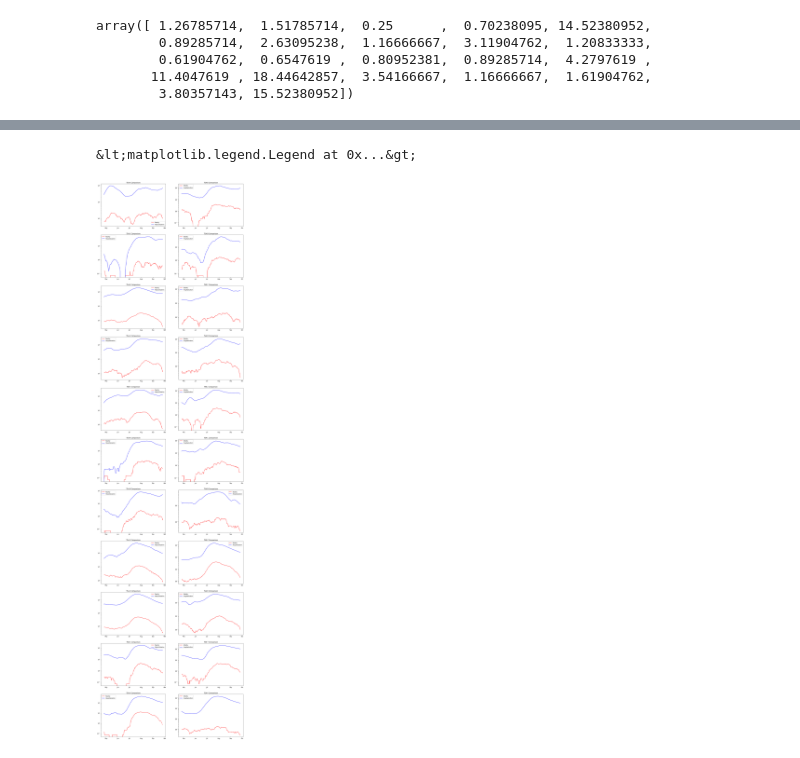
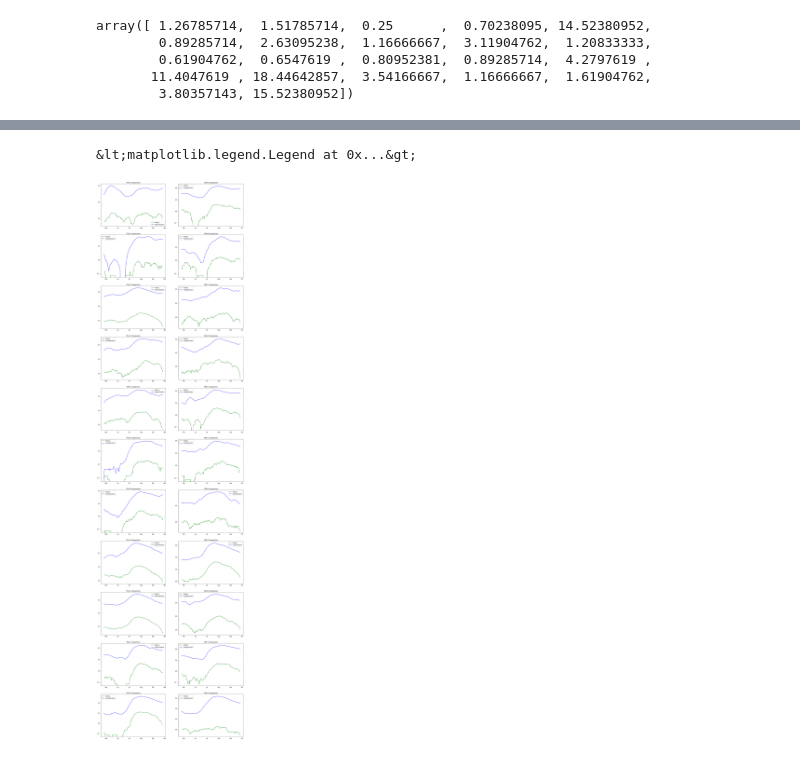
Before and after one commit to Data-Analytics-2020/Hypothesis-1, a Jupyter notebook: hype1.ipynb, the cells around one changed output, grey strips where cells are left out. Saved outputs shown, nothing was run; the diff lists cells and outputs as text; code cells hidden in the pictures.

```diff
--- a/hype1.ipynb
+++ b/hype1.ipynb
@@ -140,3 +108,7 @@ fatal=fatal.T.copy()
 # %%
 pattern = re.compile('[0-9]+-[0-9]+-[0-9]+', re.IGNORECASE)
 datesh = [datetime.strptime(pattern.findall(sub)[0], '%Y-%m-%d') for sub in hosp.keys()[2:]]
+# %%
+hosp = hosp.drop(columns=['TSA ID'])
+hosp = hosp.set_index('TSA AREA')
+hosp
@@ -143,6 +135,6 @@ datesh = [datetime.strptime(pattern.findall(sub)[0], '%Y-%m-%d') for sub in hosp
 # %%
 pattern = re.compile('[0-9]+-[0-9]+-[0-9]+')
-hosp.drop(columns=['TSA ID','TSA AREA']).columns=[pattern.findall(sub)[0] for sub in hosp.keys()[2:]]
+hosp.columns=[pattern.findall(sub)[0] for sub in hosp.keys()]
 # %%
 #Extracting TSA A County Data for merging all number of fatalities in for complete TSA
 TSA = [["Anderson", "Briscoe","Carson" ,"Childress" ,"Collingsworth" ,"Dallam","Deaf Smith","Donley","Gray","Hall","Hansford","Hartley","Hemphill",
@@ -234,8 +226,8 @@ ax1.title.set_text('TSA A Comparison')
 ax1.set_yscale('log', basey=10)
 #ax.set_ylim(0,10)
 ax1.xaxis.set_major_formatter(mdates.DateFormatter("%b"))
-plt.plot(dates,TSA1.T['Total'].diff().rolling(window=14).mean(), label="Fatality", color='red')
-plt.plot(datesh,df2.T['Amarillo'].rolling(window=14).mean(), label="Hospitalization", color = 'blue')
+plt.plot(dates,TSA1.T['Total'].diff().rolling(window=14).mean(), label="Fatality", color='green')
+plt.plot(datesh,hosp.T['Amarillo'].rolling(window=14).mean(), label="Hospitalization", color = 'blue')
 ax1.legend()
 
 ax2=plt.gca()
@@ -244,8 +236,8 @@ ax2.title.set_text('TSA B Comparison')
 ax2.set_yscale('log', basey=10)
 #ax.set_ylim(0,10)
 ax2.xaxis.set_major_formatter(mdates.DateFormatter("%b"))
-plt.plot(dates,TSA2.T['Total'].diff().rolling(window=14).mean(), label="Fatality", color='red')
-plt.plot(datesh,df2.T['Lubbock'].rolling(window=14).mean(), label="Hospitalization", color = 'blue')
+plt.plot(dates,TSA2.T['Total'].diff().rolling(window=14).mean(), label="Fatality", color='green')
+plt.plot(datesh,hosp.T['Lubbock'].rolling(window=14).mean(), label="Hospitalization", color = 'blue')
 ax2.legend()
 
 ax3=plt.gca()
@@ -254,8 +246,8 @@ ax3.title.set_text('TSA C Comparison')
 ax3.set_yscale('log', basey=10)
 #ax.set_ylim(0,10)
 ax3.xaxis.set_major_formatter(mdates.DateFormatter("%b"))
-plt.plot(dates,TSA3.T['Total'].diff().rolling(window=14).mean(), label="Fatality", color='red')
-plt.plot(datesh,df2.T['Wichita Falls'].rolling(window=14).mean(), label="Hospitalization", color = 'blue')
+plt.plot(dates,TSA3.T['Total'].diff().rolling(window=14).mean(), label="Fatality", color='green')
+plt.plot(datesh,hosp.T['Wichita Falls'].rolling(window=14).mean(), label="Hospitalization", color = 'blue')
 ax3.legend()
 
 ax4=plt.gca()
@@ -264,8 +256,8 @@ ax4.title.set_text('TSA D Comparison')
 ax4.set_yscale('log', basey=10)
 #ax.set_ylim(0,10)
 ax4.xaxis.set_major_formatter(mdates.DateFormatter("%b"))
-plt.plot(dates,TSA4.T['Total'].diff().rolling(window=14).mean(), label="Fatality", color='red')
-plt.plot(datesh,df2.T['Abilene'].rolling(window=14).mean(), label="Hospitalization", color = 'blue')
+plt.plot(dates,TSA4.T['Total'].diff().rolling(window=14).mean(), label="Fatality", color='green')
+plt.plot(datesh,hosp.T['Abilene'].rolling(window=14).mean(), label="Hospitalization", color = 'blue')
 ax4.legend()
 
 ax5=plt.gca()
@@ -274,8 +266,8 @@ ax5.title.set_text('TSA E Comparison')
 ax5.set_yscale('log', basey=10)
 #ax.set_ylim(0,10)
 ax5.xaxis.set_major_formatter(mdates.DateFormatter("%b"))
-plt.plot(dates,TSA5.T['Total'].diff().rolling(window=14).mean(), label="Fatality", color='red')
-plt.plot(datesh,df2.T['Dallas/Ft. Worth'].rolling(window=14).mean(), label="Hospitalization", color = 'blue')
+plt.plot(dates,TSA5.T['Total'].diff().rolling(window=14).mean(), label="Fatality", color='green')
+plt.plot(datesh,hosp.T['Dallas/Ft. Worth'].rolling(window=14).mean(), label="Hospitalization", color = 'blue')
 ax5.legend()
 
 ax6=plt.gca()
@@ -284,8 +276,8 @@ ax6.title.set_text('TSA F Comparison')
 ax6.set_yscale('log', basey=10)
 #ax.set_ylim(0,10)
 ax6.xaxis.set_major_formatter(mdates.DateFormatter("%b"))
-plt.plot(dates,TSA6.T['Total'].diff().rolling(window=14).mean(), label="Fatality", color='red')
-plt.plot(datesh,df2.T['Paris'].rolling(window=14).mean(), label="Hospitalization", color = 'blue')
+plt.plot(dates,TSA6.T['Total'].diff().rolling(window=14).mean(), label="Fatality", color='green')
+plt.plot(datesh,hosp.T['Paris'].rolling(window=14).mean(), label="Hospitalization", color = 'blue')
 ax6.legend()
 
 ax7=plt.gca()
@@ -294,8 +286,8 @@ ax7.title.set_text('TSA G Comparison')
 ax7.set_yscale('log', basey=10)
 #ax.set_ylim(0,10)
 ax7.xaxis.set_major_formatter(mdates.DateFormatter("%b"))
-plt.plot(dates,TSA7.T['Total'].diff().rolling(window=14).mean(), label="Fatality", color='red')
-plt.plot(datesh,df2.T['Longview/Tyler'].rolling(window=14).mean(), label="Hospitalization", color = 'blue')
+plt.plot(dates,TSA7.T['Total'].diff().rolling(window=14).mean(), label="Fatality", color='green')
+plt.plot(datesh,hosp.T['Longview/Tyler'].rolling(window=14).mean(), label="Hospitalization", color = 'blue')
 ax7.legend()
 
 ax8=plt.gca()
@@ -304,8 +296,8 @@ ax8.title.set_text('TSA H Comparison')
 ax8.set_yscale('log', basey=10)
 #ax.set_ylim(0,10)
 ax8.xaxis.set_major_formatter(mdates.DateFormatter("%b"))
-plt.plot(dates,TSA8.T['Total'].diff().rolling(window=14).mean(), label="Fatality", color='red')
-plt.plot(datesh,df2.T['Lufkin'].rolling(window=14).mean(), label="Hospitalization", color = 'blue')
+plt.plot(dates,TSA8.T['Total'].diff().rolling(window=14).mean(), label="Fatality", color='green')
+plt.plot(datesh,hosp.T['Lufkin'].rolling(window=14).mean(), label="Hospitalization", color = 'blue')
 ax8.legend()
 
 ax9=plt.gca()
@@ -314,8 +306,8 @@ ax9.title.set_text('TSA I Comparison')
 ax9.set_yscale('log', basey=10)
 #ax.set_ylim(0,10)
 ax9.xaxis.set_major_formatter(mdates.DateFormatter("%b"))
-plt.plot(dates,TSA9.T['Total'].diff().rolling(window=14).mean(), label="Fatality", color='red')
-plt.plot(datesh,df2.T['El Paso'].rolling(window=14).mean(), label="Hospitalization", color = 'blue')
+plt.plot(dates,TSA9.T['Total'].diff().rolling(window=14).mean(), label="Fatality", color='green')
+plt.plot(datesh,hosp.T['El Paso'].rolling(window=14).mean(), label="Hospitalization", color = 'blue')
 ax9.legend()
 
 ax10=plt.gca()
@@ -324,8 +316,8 @@ ax10.title.set_text('TSA J Comparison')
 ax10.set_yscale('log', basey=10)
 #ax.set_ylim(0,10)
 ax10.xaxis.set_major_formatter(mdates.DateFormatter("%b"))
-plt.plot(dates,TSA10.T['Total'].diff().rolling(window=14).mean(), label="Fatality", color='red')
-plt.plot(datesh,df2.T['Midland/Odessa'].rolling(window=14).mean(), label="Hospitalization", color = 'blue')
+plt.plot(dates,TSA10.T['Total'].diff().rolling(window=14).mean(), label="Fatality", color='green')
+plt.plot(datesh,hosp.T['Midland/Odessa'].rolling(window=14).mean(), label="Hospitalization", color = 'blue')
 ax10.legend()
 
 ax11=plt.gca()
@@ -334,8 +326,8 @@ ax11.title.set_text('TSA K Comparison')
 ax11.set_yscale('log', basey=10)
 #ax.set_ylim(0,10)
 ax11.xaxis.set_major_formatter(mdates.DateFormatter("%b"))
-plt.plot(dates,TSA11.T['Total'].diff().rolling(window=14).mean(), label="Fatality", color='red')
-plt.plot(datesh,df2.T['San Angelo'].rolling(window=14).mean(), label="Hospitalization", color = 'blue')
+plt.plot(dates,TSA11.T['Total'].diff().rolling(window=14).mean(), label="Fatality", color='green')
+plt.plot(datesh,hosp.T['San Angelo'].rolling(window=14).mean(), label="Hospitalization", color = 'blue')
 ax11.legend()
 
 ax12=plt.gca()
@@ -344,8 +336,8 @@ ax12.title.set_text('TSA L Comparison')
 ax12.set_yscale('log', basey=10)
 #ax.set_ylim(0,10)
 ax12.xaxis.set_major_formatter(mdates.DateFormatter("%b"))
-plt.plot(dates,TSA12.T['Total'].diff().rolling(window=14).mean(), label="Fatality", color='red')
-plt.plot(datesh,df2.T['Belton/Killeen'].rolling(window=14).mean(), label="Hospitalization", color = 'blue')
+plt.plot(dates,TSA12.T['Total'].diff().rolling(window=14).mean(), label="Fatality", color='green')
+plt.plot(datesh,hosp.T['Belton/Killeen'].rolling(window=14).mean(), label="Hospitalization", color = 'blue')
 ax12.legend()
 
 ax13=plt.gca()
@@ -354,8 +346,8 @@ ax13.title.set_text('TSA M Comparison')
 ax13.set_yscale('log', basey=10)
 #ax.set_ylim(0,10)
 ax13.xaxis.set_major_formatter(mdates.DateFormatter("%b"))
-plt.plot(dates,TSA13.T['Total'].diff().rolling(window=14).mean(), label="Fatality", color='red')
-plt.plot(datesh,df2.T['Waco'].rolling(window=14).mean(), label="Hospitalization", color = 'blue')
+plt.plot(dates,TSA13.T['Total'].diff().rolling(window=14).mean(), label="Fatality", color='green')
+plt.plot(datesh,hosp.T['Waco'].rolling(window=14).mean(), label="Hospitalization", color = 'blue')
 ax13.legend()
 
 ax14=plt.gca()
@@ -364,8 +356,8 @@ ax14.title.set_text('TSA N Comparison')
 ax14.set_yscale('log', basey=10)
 #ax.set_ylim(0,10)
 ax14.xaxis.set_major_formatter(mdates.DateFormatter("%b"))
-plt.plot(dates,TSA14.T['Total'].diff().rolling(window=14).mean(), label="Fatality", color='red')
-plt.plot(datesh,df2.T['Bryan/College Station'].rolling(window=14).mean(), label="Hospitalization", color = 'blue')
+plt.plot(dates,TSA14.T['Total'].diff().rolling(window=14).mean(), label="Fatality", color='green')
+plt.plot(datesh,hosp.T['Bryan/College Station'].rolling(window=14).mean(), label="Hospitalization", color = 'blue')
 ax14.legend()
 
 ax15=plt.gca()
@@ -374,8 +366,8 @@ ax15.title.set_text('TSA O Comparison')
 ax15.set_yscale('log', basey=10)
 #ax.set_ylim(0,10)
 ax15.xaxis.set_major_formatter(mdates.DateFormatter("%b"))
-plt.plot(dates,TSA15.T['Total'].diff().rolling(window=14).mean(), label="Fatality", color='red')
-plt.plot(datesh,df2.T['Austin'].rolling(window=14).mean(), label="Hospitalization", color = 'blue')
+plt.plot(dates,TSA15.T['Total'].diff().rolling(window=14).mean(), label="Fatality", color='green')
+plt.plot(datesh,hosp.T['Austin'].rolling(window=14).mean(), label="Hospitalization", color = 'blue')
 ax15.legend()
 
 ax16=plt.gca()
@@ -384,8 +376,8 @@ ax16.title.set_text('TSA P Comparison')
 ax16.set_yscale('log', basey=10)
 #ax.set_ylim(0,10)
 ax16.xaxis.set_major_formatter(mdates.DateFormatter("%b"))
-plt.plot(dates,TSA16.T['Total'].diff().rolling(window=14).mean(), label="Fatality", color='red')
-plt.plot(datesh,df2.T['San Antonio'].rolling(window=14).mean(), label="Hospitalization", color = 'blue')
+plt.plot(dates,TSA16.T['Total'].diff().rolling(window=14).mean(), label="Fatality", color='green')
+plt.plot(datesh,hosp.T['San Antonio'].rolling(window=14).mean(), label="Hospitalization", color = 'blue')
 ax16.legend()
 
 ax17=plt.gca()
@@ -394,8 +386,8 @@ ax17.title.set_text('TSA Q Comparison')
 ax17.set_yscale('log', basey=10)
 #ax.set_ylim(0,10)
 ax17.xaxis.set_major_formatter(mdates.DateFormatter("%b"))
-plt.plot(dates,TSA17.T['Total'].diff().rolling(window=14).mean(), label="Fatality", color='red')
-plt.plot(datesh,df2.T['Houston'].rolling(window=14).mean(), label="Hospitalization", color = 'blue')
+plt.plot(dates,TSA17.T['Total'].diff().rolling(window=14).mean(), label="Fatality", color='green')
+plt.plot(datesh,hosp.T['Houston'].rolling(window=14).mean(), label="Hospitalization", color = 'blue')
 ax17.legend()
 
 ax18=plt.gca()
@@ -404,8 +396,8 @@ ax18.title.set_text('TSA R Comparison')
 ax18.set_yscale('log', basey=10)
 #ax.set_ylim(0,10)
 ax18.xaxis.set_major_formatter(mdates.DateFormatter("%b"))
-plt.plot(dates,TSA18.T['Total'].diff().rolling(window=14).mean(), label="Fatality", color='red')
-plt.plot(datesh,df2.T['Galveston'].rolling(window=14).mean(), label="Hospitalization", color = 'blue')
+plt.plot(dates,TSA18.T['Total'].diff().rolling(window=14).mean(), label="Fatality", color='green')
+plt.plot(datesh,hosp.T['Galveston'].rolling(window=14).mean(), label="Hospitalization", color = 'blue')
 ax18.legend()
 
 ax19=plt.gca()
@@ -414,39 +406,39 @@ ax19.title.set_text('TSA s Comparison')
 ax19.set_yscale('log', basey=10)
 #ax.set_ylim(0,10)
 ax19.xaxis.set_major_formatter(mdates.DateFormatter("%b"))
-plt.plot(dates,TSA19.T['Total'].diff().rolling(window=14).mean(), label="Fatality", color='red')
-plt.plot(datesh,df2.T['Victoria'].rolling(window=14).mean(), label="Hospitalization", color = 'blue')
+plt.plot(dates,TSA19.T['Total'].diff().rolling(window=14).mean(), label="Fatality", color='green')
+plt.plot(datesh,hosp.T['Victoria'].rolling(window=14).mean(), label="Hospitalization", color = 'blue')
 ax19.legend()
 
 ax20=plt.gca()
 ax20 = fig.add_subplot(11,2,20)
 ax20.title.set_text('TSA T Comparison')
 ax20.set_yscale('log', basey=10)
 #ax.set_ylim(0,10)
 ax20.xaxis.set_major_formatter(mdates.DateFormatter("%b"))
-plt.plot(dates,TSA20.T['Total'].diff().rolling(window=14).mean(), label="Fatality", color='red')
-plt.plot(datesh,df2.T['Laredo'].rolling(window=14).mean(), label="Hospitalization", color = 'blue')
+plt.plot(dates,TSA20.T['Total'].diff().rolling(window=14).mean(), label="Fatality", color='green')
+plt.plot(datesh,hosp.T['Laredo'].rolling(window=14).mean(), label="Hospitalization", color = 'blue')
 ax20.legend()
 
 ax21=plt.gca()
 ax21 = fig.add_subplot(11,2,21)
 ax21.title.set_text('TSA U Comparison')
 ax21.set_yscale('log', basey=10)
 #ax.set_ylim(0,10)
 ax21.xaxis.set_major_formatter(mdates.DateFormatter("%b"))
-plt.plot(dates,TSA21.T['Total'].diff().rolling(window=14).mean(), label="Fatality", color='red')
-plt.plot(datesh,df2.T['Corpus Christi'].rolling(window=14).mean(), label="Hospitalization", color = 'blue')
+plt.plot(dates,TSA21.T['Total'].diff().rolling(window=14).mean(), label="Fatality", color='green')
+plt.plot(datesh,hosp.T['Corpus Christi'].rolling(window=14).mean(), label="Hospitalization", color = 'blue')
 ax21.legend()
 
 ax22=plt.gca()
 ax22 = fig.add_subplot(11,2,22)
 ax22.title.set_text('TSA V Comparison')
 ax22.set_yscale('log', basey=10)
 #ax.set_ylim(0,10)
 ax22.xaxis.set_major_formatter(mdates.DateFormatter("%b"))
-plt.plot(dates,TSA14.T['Total'].diff().rolling(window=14).mean(), label="Fatality", color='red')
-plt.plot(datesh,df2.T['Lower Rio Grande Valley'].rolling(window=14).mean(), label="Hospitalization", color = 'blue')
+plt.plot(dates,TSA14.T['Total'].diff().rolling(window=14).mean(), label="Fatality", color='green')
+plt.plot(datesh,hosp.T['Lower Rio Grande Valley'].rolling(window=14).mean(), label="Hospitalization", color = 'blue')
 ax22.legend()
 # %% [output]
 &lt;matplotlib.legend.Legend at 0x...&gt;
-[figure, old version]
+[figure, new version]
```
Also changed, not shown: parts of 4 cells of this notebook.
